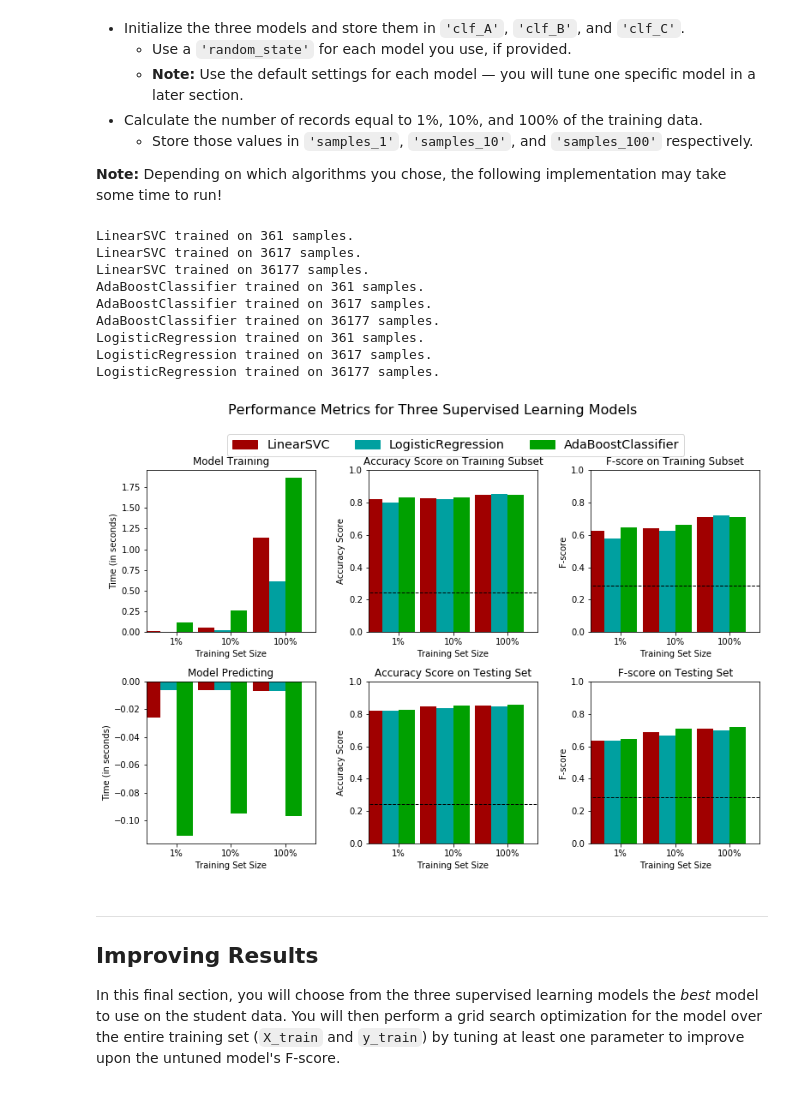
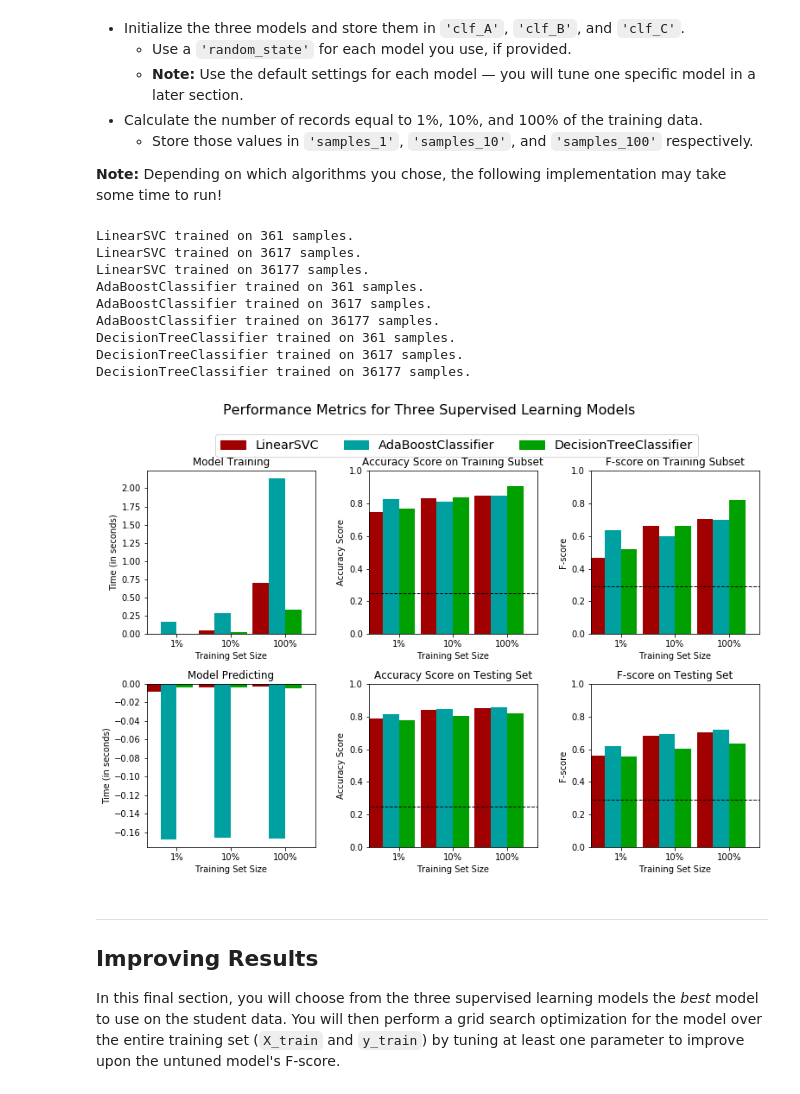
Before and after one commit to KyleGrier/machine-learning, a Jupyter notebook: projects/finding_donors/finding_donors.ipynb, the cells around one changed output. Cells and saved outputs as stored; diff of their text form; code cells hidden in the pictures.

```diff
--- a/projects/finding_donors/finding_donors.ipynb
+++ b/projects/finding_donors/finding_donors.ipynb
@@ -212,15 +212,15 @@ from sklearn.metrics import accuracy_score, recall_score, precision_score, fbeta
 
 # TODO: Calculate accuracy
 # Calculated over test set
-naive_prediction = np.ones(9045)
-accuracy = accuracy_score(y_test, naive_prediction)
+naive_prediction = np.ones(len(features))
+accuracy = accuracy_score(income, naive_prediction)
 
 # TODO: Calculate F-score using the formula above for beta = 0.5
-recall = recall_score(y_test, naive_prediction)
-precision = precision_score(y_test, naive_prediction)
+recall = recall_score(income, naive_prediction)
+precision = precision_score(income, naive_prediction)
 beta_squared = 0.5 ** 2
 fscore = (1+beta_squared) * ((precision * recall)/((beta_squared*precision)+recall))
-fscore2 = fbeta_score(y_test, naive_prediction, 0.5)
+fscore2 = fbeta_score(income, naive_prediction, 0.5)
 # Print the results
 print "Naive Predictor: [Accuracy score: {:.4f}, F-score: {:.4f}]".format(accuracy, fscore)
 print "Naive Predictor: [Accuracy score: {:.4f}, F-score: {:.4f}]".format(accuracy, fscore2)
@@ -408,45 +408,42 @@ In the code cell, you will need to implement the following:
 **Note:** Depending on which algorithms you chose, the following implementation may take some time to run!
 # %%
 # TODO: Import the three supervised learning models from sklearn
-from sklearn.naive_bayes import GaussianNB
-from sklearn.svm import SVC, LinearSVC
+from sklearn.svm import LinearSVC
 from sklearn.tree import DecisionTreeClassifier
 from sklearn.ensemble import AdaBoostClassifier
-from sklearn.neighbors import KNeighborsClassifier
-from sklearn.linear_model import SGDClassifier, LogisticRegression
 
 # TODO: Initialize the three models
-clf_A = LinearSVC()
-clf_B = AdaBoostClassifier()
-clf_C = LogisticRegression()
+clf_A = LinearSVC(random_state=5)
+clf_B = AdaBoostClassifier(random_state=5)
+clf_C = DecisionTreeClassifier(random_state=5)
 
 # TODO: Calculate the number of samples for 1%, 10%, and 100% of the training data
 samples_1 = len(X_train) / 100
 samples_10 = len(X_train) / 10
 samples_100 = len(X_train)
 
 # Collect results on the learners
 results = {}
 for clf in [clf_A, clf_B, clf_C]:
     clf_name = clf.__class__.__name__
     results[clf_name] = {}
     for i, samples in enumerate([samples_1, samples_10, samples_100]):
         results[clf_name][i] = \
         train_predict(clf, samples, X_train, y_train, X_test, y_test)
 
 # Run metrics visualization for the three supervised learning models chosen
 vs.evaluate(results, accuracy, fscore)
 # %% [output]
 LinearSVC trained on 361 samples.
 LinearSVC trained on 3617 samples.
 LinearSVC trained on 36177 samples.
 AdaBoostClassifier trained on 361 samples.
 AdaBoostClassifier trained on 3617 samples.
 AdaBoostClassifier trained on 36177 samples.
-LogisticRegression trained on 361 samples.
-LogisticRegression trained on 3617 samples.
-LogisticRegression trained on 36177 samples.
+DecisionTreeClassifier trained on 361 samples.
+DecisionTreeClassifier trained on 3617 samples.
+DecisionTreeClassifier trained on 36177 samples.
-[figure, old version]
+[figure, new version]
 # %% [markdown]
 ----
 ## Improving Results
```
Also changed, not shown: parts of 19 cells of this notebook.
